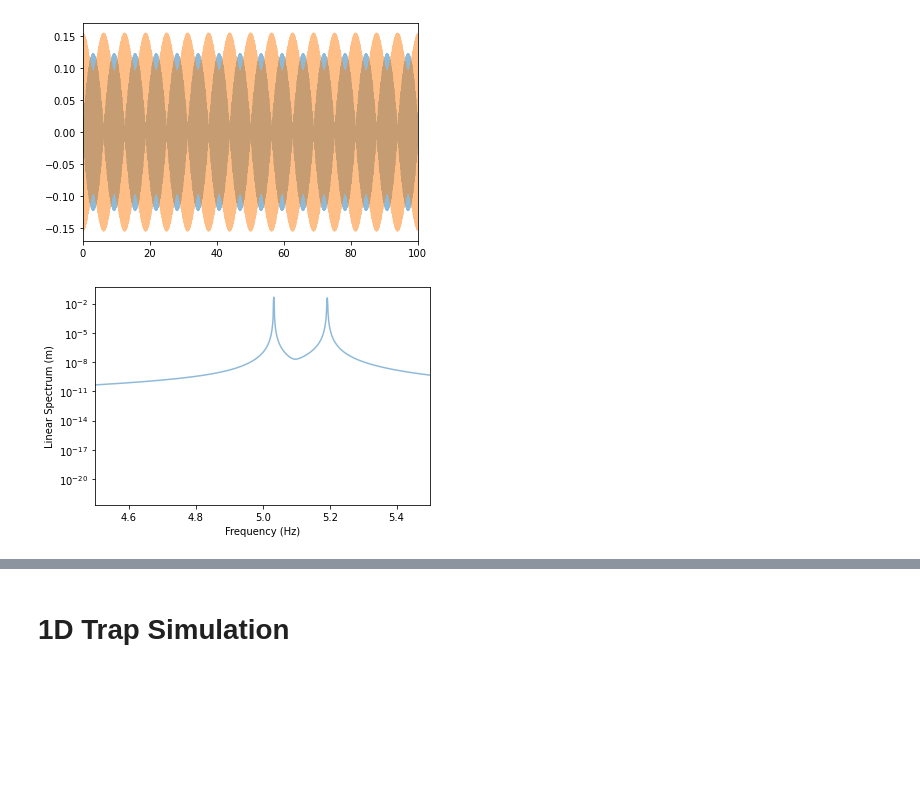
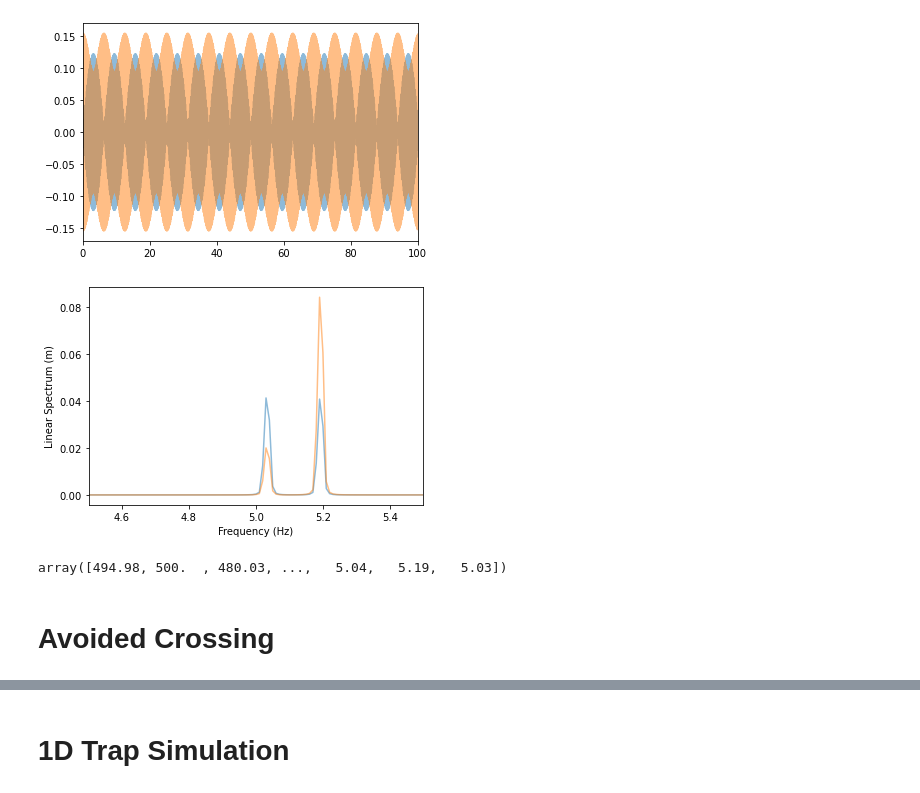
Before and after one commit to code-sc/ion-trap-simulation, a Jupyter notebook: simulation_code.ipynb, the cells around one changed output, grey strips where cells are left out. Saved outputs shown, nothing was run; the diff lists cells and outputs as text; code cells hidden in the pictures; blank space fills up the shorter version.

Commit message:
Avoided Crossing Code.

```diff
--- a/simulation_code.ipynb
+++ b/simulation_code.ipynb
@@ -457,12 +457,12 @@ def sim_leapfrog(T, dt, x_0, v_0):
 # %%
 # Run Simulation
 
-T = 1e3
+T = 1e2
 dt = 1e-3
 
 # x_eq = ((q*q) / (4*m*w*w)) ** (1/3)
 
-x_0 = get_eq()
+x_0 = np.array([-0.001, 0.001])
 v_0 = np.array([0, 5])
 x_sim, v_sim, a_sim = sim_leapfrog(T, dt, x_0, v_0)
 # %%
@@ -479,19 +479,25 @@ plt.show()
 # %%
 # Fourier transform
 from scipy.signal import welch, butter, sosfilt
 
 n_tsteps = int(T/dt)
 
-for i in range(1):
+for i in range(2):
     freq, Pxx_spec = welch(x_sim[:,i], fs=(1/dt), window="hann", scaling="spectrum", nperseg=n_tsteps)
     # freq, Pxx_spec = welch(x_sim[5*n_tsteps:6*n_tsteps,i], fs=(1/dt), window="hann", scaling="spectrum", nperseg=n_tsteps)
     lin_spec = Pxx_spec ** 0.5
-    plt.semilogy(freq, lin_spec, alpha=0.5)
+    plt.plot(freq, lin_spec, alpha=0.5)
 
 plt.xlabel("Frequency (Hz)")
 plt.ylabel("Linear Spectrum (m)")
 plt.xlim(4.5, 5.5)
 # plt.ylim((0, 0.000005))
 plt.show()
 # %% [output]
-[figure, old version]
+[figure, new version]
+# %%
+freq[np.argsort(lin_spec)]
+# %% [output]
+array([494.98, 500.  , 480.03, ...,   5.04,   5.19,   5.03])
+# %% [markdown]
+# Avoided Crossing
```
Also changed, not shown: parts of 6 cells of this notebook.
